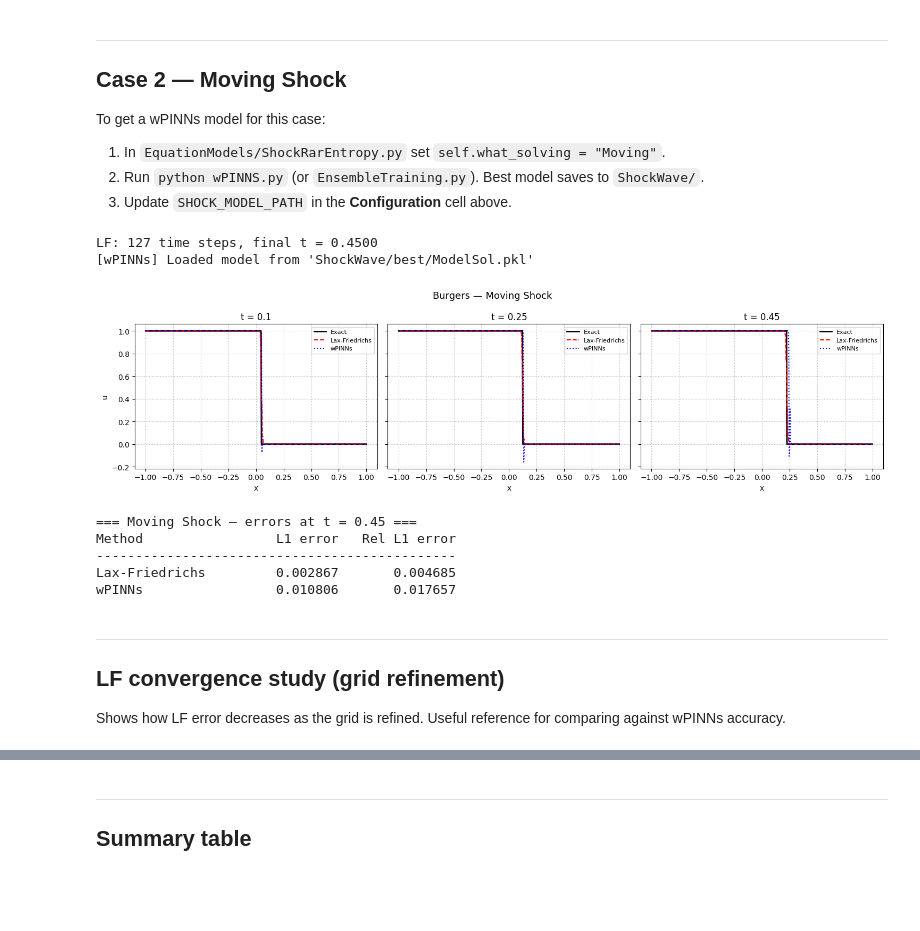
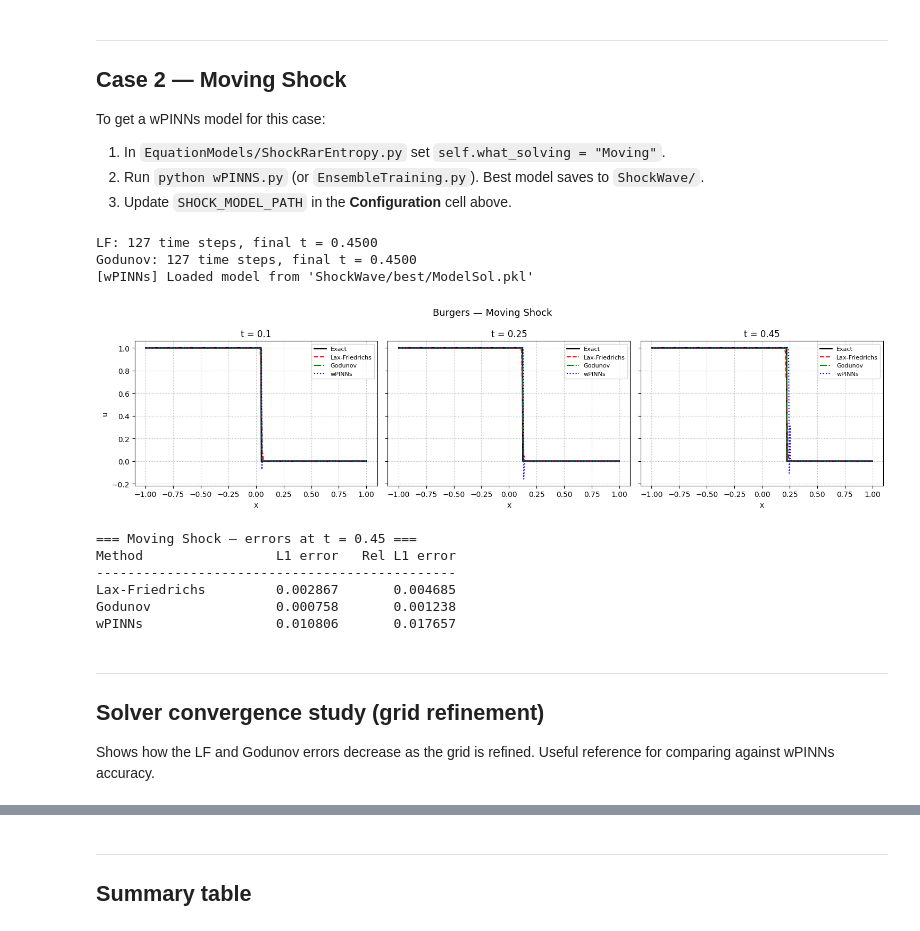
Before and after one commit to sumit-huddar/wpinns, a Jupyter notebook: comparison.ipynb, the cells around one changed output, grey strips where cells are left out. Drawn from its saved outputs; the diff is of its cells as text; code cells hidden in the pictures; blank space fills up the shorter version.

```diff
--- a/comparison.ipynb
+++ b/comparison.ipynb
@@ -74,6 +75,10 @@ case = "Rarefaction"
 x_lf, t_vec_lf, U_lf = lax_friedrichs(case, nx=LF_NX, cfl=LF_CFL)
 print(f"LF: {len(t_vec_lf)} time steps, final t = {t_vec_lf[-1]:.4f}")
 
+# --- Godunov (same grid / CFL) ---
+x_gd, t_vec_gd, U_gd = godunov(case, nx=LF_NX, cfl=LF_CFL)
+print(f"Godunov: {len(t_vec_gd)} time steps, final t = {t_vec_gd[-1]:.4f}")
+
 # --- wPINNs ---
 model_rar = load_wpinns_model(RAREFACTION_MODEL_PATH)
 # %% [output]
@@ -86,9 +92,11 @@ fig.suptitle("Burgers — Rarefaction Wave", fontsize=13)
 for ax, t_q in zip(axes, TIME_SLICES):
     u_ex = exact_solution(case, x_lf, t_q)
     u_lf, t_actual = lf_at_time(x_lf, t_vec_lf, U_lf, t_q)
+    u_gd, _        = lf_at_time(x_gd, t_vec_gd, U_gd, t_q)
 
     ax.plot(x_lf, u_ex,  "k-",  lw=2,   label="Exact")
-    ax.plot(x_lf, u_lf,  "r--", lw=1.5, label=f"Lax-Friedrichs")
+    ax.plot(x_lf, u_lf,  "r--", lw=1.5, label="Lax-Friedrichs")
+    ax.plot(x_gd, u_gd,  "g-.", lw=1.5, label="Godunov")
     if model_rar is not None:
         u_wp = wpinns_predict(model_rar, x_lf, t_q)
         ax.plot(x_lf, u_wp, "b:", lw=1.5, label="wPINNs")
@@ -126,6 +137,7 @@ wPINNs                 0.028214       0.036404
 # Error vs time plot
 t_sample = t_vec_lf[::max(1, len(t_vec_lf) // 100)]  # ~100 points
 lf_errors = []
+gd_errors = []
 wp_errors = []
 
 for t_q in t_sample:
@@ -133,7 +145,9 @@ for t_q in t_sample:
         continue
     u_ex_t = exact_solution(case, x_lf, t_q)
     u_lf_t, _ = lf_at_time(x_lf, t_vec_lf, U_lf, t_q)
+    u_gd_t, _ = lf_at_time(x_gd, t_vec_gd, U_gd, t_q)
     lf_errors.append(l1_error(u_lf_t, u_ex_t))
+    gd_errors.append(l1_error(u_gd_t, u_ex_t))
     if model_rar is not None:
         u_wp_t = wpinns_predict(model_rar, x_lf, t_q)
         wp_errors.append(l1_error(u_wp_t, u_ex_t))
@@ -141,6 +155,7 @@ for t_q in t_sample:
 t_plot = t_sample[1:] if t_sample[0] == 0 else t_sample
 plt.figure(figsize=(7, 4))
 plt.plot(t_plot[:len(lf_errors)], lf_errors, "r-",  label="Lax-Friedrichs")
+plt.plot(t_plot[:len(gd_errors)], gd_errors, "g-.", label="Godunov")
 if wp_errors:
     plt.plot(t_plot[:len(wp_errors)], wp_errors, "b--", label="wPINNs")
 plt.xlabel("t"); plt.ylabel("L1 error")
@@ -166,44 +181,53 @@ case = "Moving"
 x_lf_s, t_vec_lf_s, U_lf_s = lax_friedrichs(case, nx=LF_NX, cfl=LF_CFL)
 print(f"LF: {len(t_vec_lf_s)} time steps, final t = {t_vec_lf_s[-1]:.4f}")
 
+# --- Godunov (same grid / CFL) ---
+x_gd_s, t_vec_gd_s, U_gd_s = godunov(case, nx=LF_NX, cfl=LF_CFL)
+print(f"Godunov: {len(t_vec_gd_s)} time steps, final t = {t_vec_gd_s[-1]:.4f}")
+
 # --- wPINNs ---
 model_shock = load_wpinns_model(SHOCK_MODEL_PATH)
 # %% [output]
 LF: 127 time steps, final t = 0.4500
+Godunov: 127 time steps, final t = 0.4500
 [wPINNs] Loaded model from 'ShockWave/best/ModelSol.pkl'
 # %%
 fig, axes = plt.subplots(1, len(TIME_SLICES), figsize=(5 * len(TIME_SLICES), 4), sharey=True)
 fig.suptitle("Burgers — Moving Shock", fontsize=13)
 
 for ax, t_q in zip(axes, TIME_SLICES):
     u_ex = exact_solution(case, x_lf_s, t_q)
     u_lf, t_actual = lf_at_time(x_lf_s, t_vec_lf_s, U_lf_s, t_q)
+    u_gd, _        = lf_at_time(x_gd_s, t_vec_gd_s, U_gd_s, t_q)
 
     ax.plot(x_lf_s, u_ex,  "k-",  lw=2,   label="Exact")
     ax.plot(x_lf_s, u_lf,  "r--", lw=1.5, label="Lax-Friedrichs")
+    ax.plot(x_gd_s, u_gd,  "g-.", lw=1.5, label="Godunov")
     if model_shock is not None:
         u_wp = wpinns_predict(model_shock, x_lf_s, t_q)
         ax.plot(x_lf_s, u_wp, "b:", lw=1.5, label="wPINNs")
 
     ax.set_title(f"t = {t_q}")
     ax.set_xlabel("x")
     ax.grid(True, ls=":")
     ax.legend(fontsize=8)
 
 axes[0].set_ylabel("u")
 plt.tight_layout()
 plt.savefig("comparison_shock_slices.png", dpi=150)
 plt.show()
 # %% [output]
-[figure, old version]
+[figure, new version]
 # %%
 u_ex_final_s = exact_solution(case, x_lf_s, T_FINAL)
 u_lf_final_s, _ = lf_at_time(x_lf_s, t_vec_lf_s, U_lf_s, T_FINAL)
+u_gd_final_s, _ = lf_at_time(x_gd_s, t_vec_gd_s, U_gd_s, T_FINAL)
 
 print("=== Moving Shock — errors at t = 0.45 ===")
 print(f"{'Method':<18} {'L1 error':>12} {'Rel L1 error':>14}")
 print("-" * 46)
 print(f"{'Lax-Friedrichs':<18} {l1_error(u_lf_final_s, u_ex_final_s):>12.6f} {relative_l1_error(u_lf_final_s, u_ex_final_s):>14.6f}")
+print(f"{'Godunov':<18} {l1_error(u_gd_final_s, u_ex_final_s):>12.6f} {relative_l1_error(u_gd_final_s, u_ex_final_s):>14.6f}")
 if model_shock is not None:
     u_wp_final_s = wpinns_predict(model_shock, x_lf_s, T_FINAL)
     print(f"{'wPINNs':<18} {l1_error(u_wp_final_s, u_ex_final_s):>12.6f} {relative_l1_error(u_wp_final_s, u_ex_final_s):>14.6f}")
@@ -212,12 +236,13 @@ if model_shock is not None:
 Method                 L1 error   Rel L1 error
 ----------------------------------------------
 Lax-Friedrichs         0.002867       0.004685
+Godunov                0.000758       0.001238
 wPINNs                 0.010806       0.017657
 # %% [markdown]
 ---
-## LF convergence study (grid refinement)
+## Solver convergence study (grid refinement)
 
-Shows how LF error decreases as the grid is refined. Useful reference for comparing against wPINNs accuracy.
+Shows how the LF and Godunov errors decrease as the grid is refined. Useful reference for comparing against wPINNs accuracy.
 # %%
 nx_vals = [50, 100, 200, 500, 1000]
 
```
Also changed, not shown: parts of 8 cells of this notebook, 6 other files.
